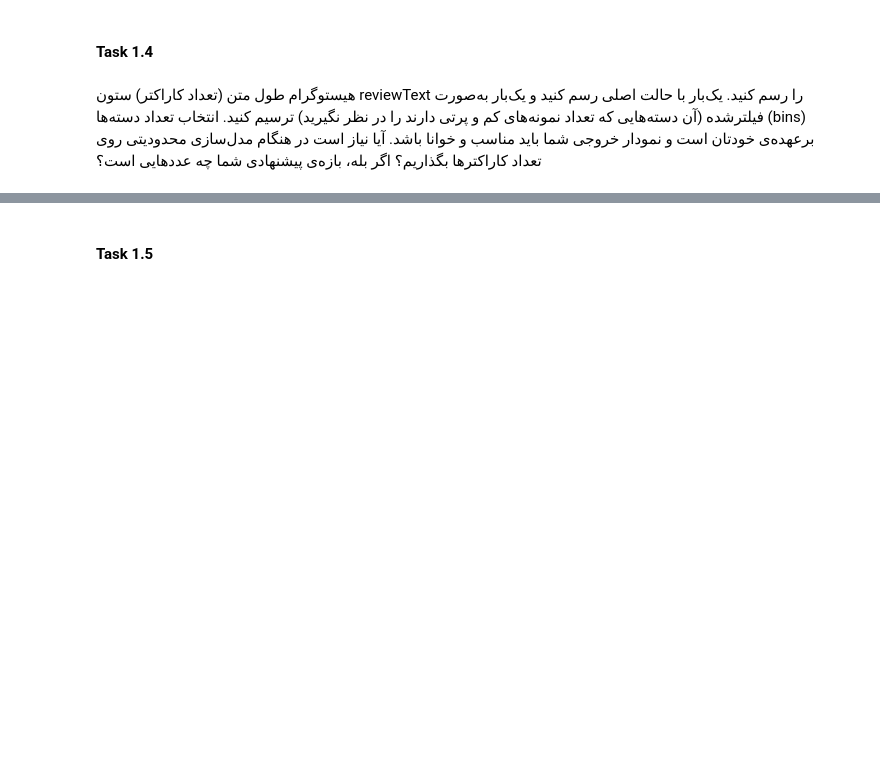
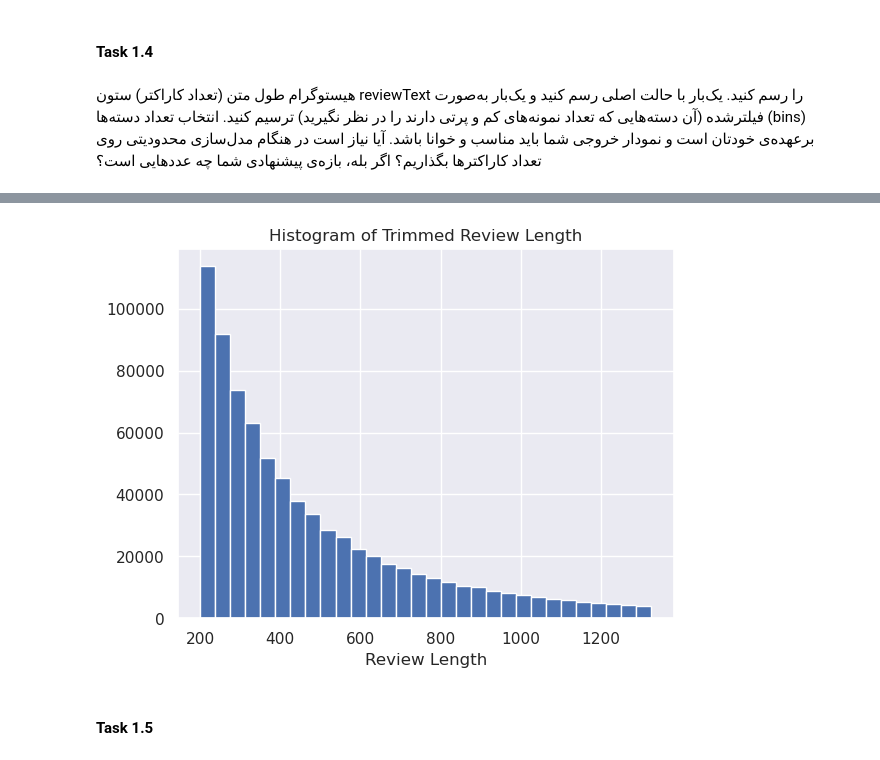
Before and after one commit to Maboudi-Ali/Sentiment_Analysis, a Jupyter notebook: notebooks/Part_1.ipynb, the cells around one changed output, grey strips where cells are left out. Cells and saved outputs as stored; diff of their text form; code cells hidden in the pictures; blank space fills up the shorter version.

```diff
--- a/notebooks/Part_1.ipynb
+++ b/notebooks/Part_1.ipynb
@@ -133,0 +141,14 @@ plt.show()
+# %%
+# trimmed review length
+review_length_q1, review_length_q3 = review_length.quantile([0.25, 0.75])
+review_length_iqr = review_length_q3 - review_length_q1
+review_length_lower_bound = review_length_q1 - 1.5 * review_length_iqr
+review_length_upper_bound = review_length_q3 + 1.5 * review_length_iqr
+trimmed_review_length = review_length[(review_length > review_length_lower_bound) &
+                                      (review_length < review_length_upper_bound)]
+trimmed_review_length.hist(bins=30)
+plt.title('Histogram of Trimmed Review Length')
+plt.xlabel('Review Length')
+plt.show()
+# %% [output]
+[figure, added]
```
Also changed, not shown: parts of 3 cells of this notebook.
